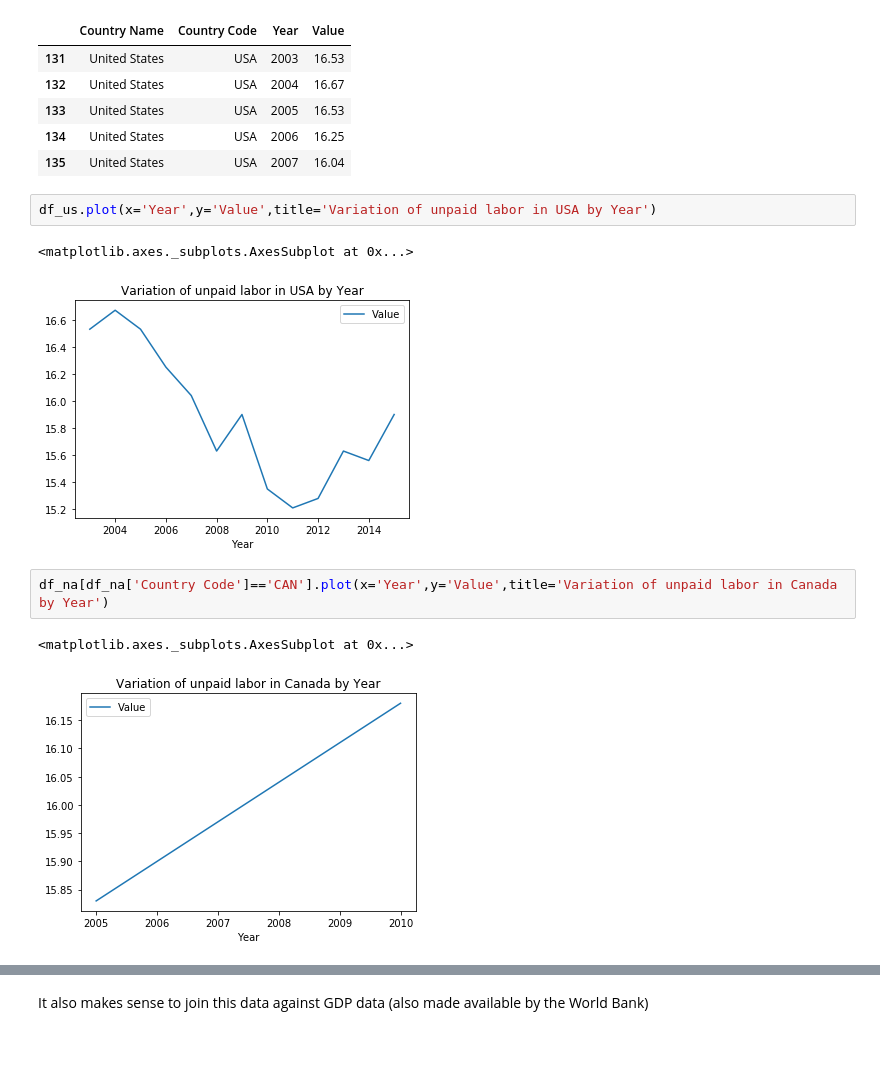
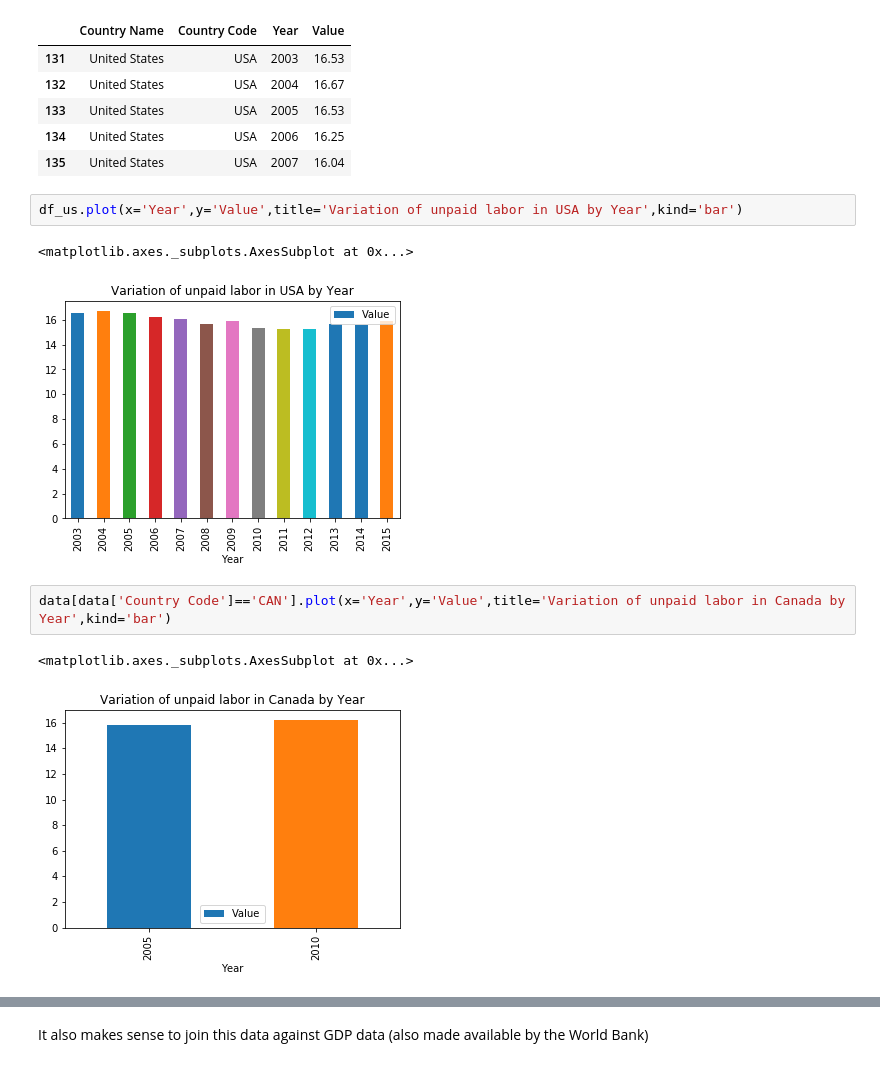
Before and after one commit to anusreeb/unpaid-labor-women, a Jupyter notebook: Unpaid_labor_investigation.ipynb, the cells around one changed output, grey strips where cells are left out. Saved outputs shown, nothing was run; the diff lists cells and outputs as text.

Commit message:
adding some info about the data

```diff
--- a/Unpaid_labor_investigation.ipynb
+++ b/Unpaid_labor_investigation.ipynb
@@ -48,13 +32,13 @@ df_us.head()
 | 134 | United States | USA | 2006 | 16.25 |
 | 135 | United States | USA | 2007 | 16.04 |
 # %%
-df_us.plot(x='Year',y='Value',title='Variation of unpaid labor in USA by Year')
+df_us.plot(x='Year',y='Value',title='Variation of unpaid labor in USA by Year',kind='bar')
 # %% [output]
 <matplotlib.axes._subplots.AxesSubplot at 0x...>
-[figure, old version]
+[figure, new version]
 # %%
-df_na[df_na['Country Code']=='CAN'].plot(x='Year',y='Value',title='Variation of unpaid labor in Canada by Year')
+data[data['Country Code']=='CAN'].plot(x='Year',y='Value',title='Variation of unpaid labor in Canada by Year',kind='bar')
 # %% [output]
 <matplotlib.axes._subplots.AxesSubplot at 0x...>
-[figure, old version]
+[figure, new version]
 # %%
```
Also changed, not shown: parts of 16 cells of this notebook.
